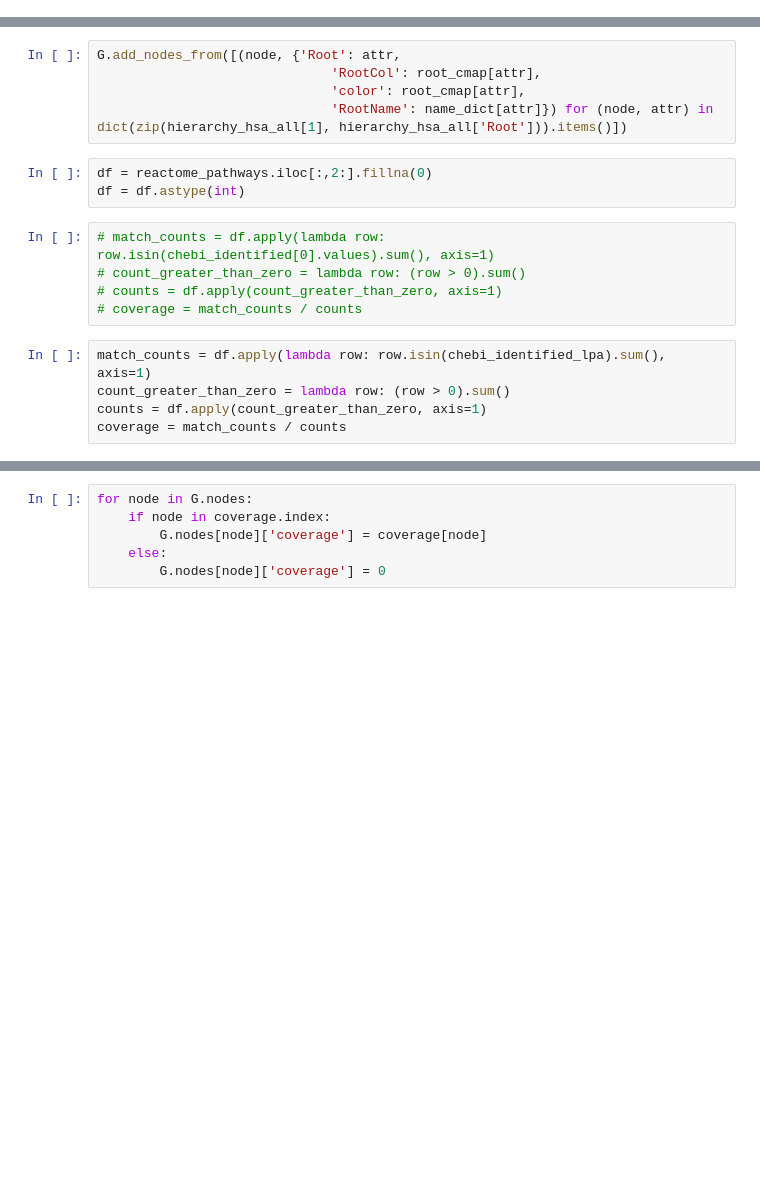
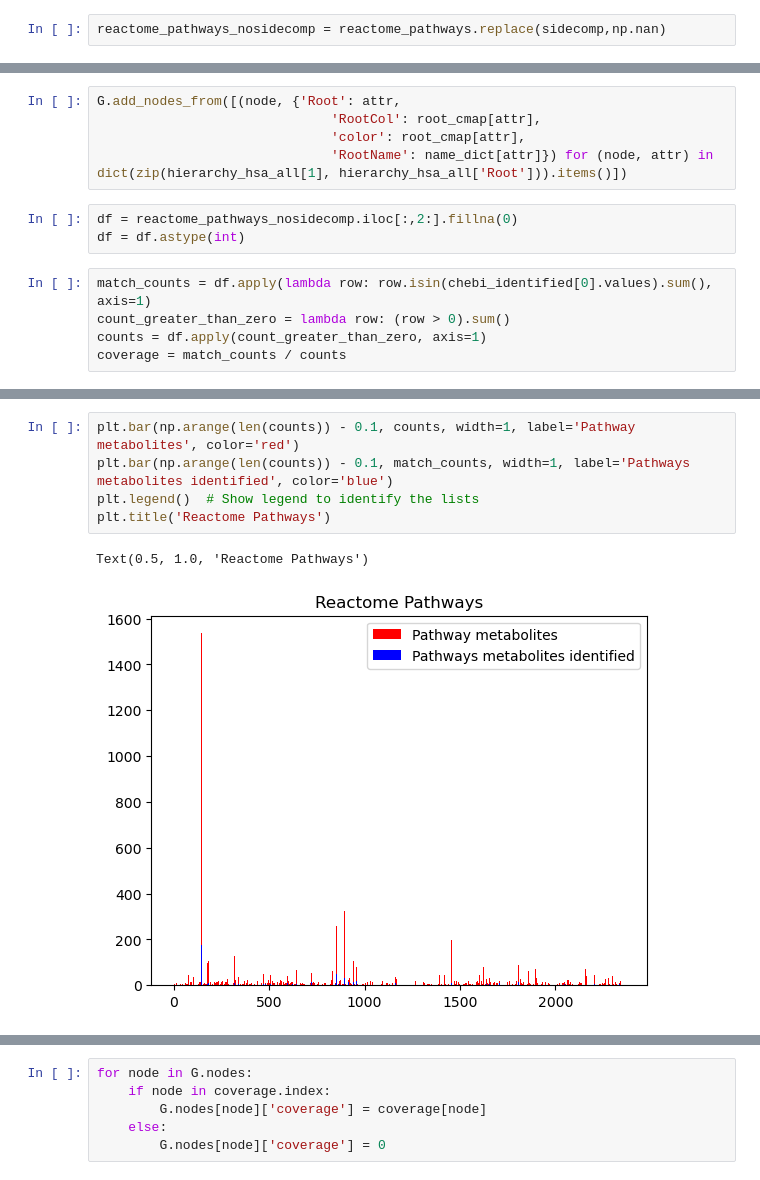
Before and after one commit to SamSaladino/Pa_coverage, a Jupyter notebook: pathway_graph.ipynb, the cells around one changed output, grey strips where cells are left out. Saved outputs shown, nothing was run; the diff lists cells and outputs as text; blank space fills up the shorter version.

```diff
--- a/pathway_graph.ipynb
+++ b/pathway_graph.ipynb
@@ -59,3 +46,5 @@ chebi_identified_lpa = pd.unique(chebi_identified_lpa[0])
+# %%
+reactome_pathways_nosidecomp = reactome_pathways.replace(sidecomp,np.nan)
 # %%
 def find_root(G,child):
     parent = list(G.predecessors(child))
@@ -87,15 +76,10 @@ G.add_nodes_from([(node, {'Root': attr,
                               'color': root_cmap[attr],
                               'RootName': name_dict[attr]}) for (node, attr) in dict(zip(hierarchy_hsa_all[1], hierarchy_hsa_all['Root'])).items()])
 # %%
-df = reactome_pathways.iloc[:,2:].fillna(0)
+df = reactome_pathways_nosidecomp.iloc[:,2:].fillna(0)
 df = df.astype(int)
 # %%
-# match_counts = df.apply(lambda row: row.isin(chebi_identified[0].values).sum(), axis=1)
-# count_greater_than_zero = lambda row: (row > 0).sum()
-# counts = df.apply(count_greater_than_zero, axis=1)
-# coverage = match_counts / counts
+match_counts = df.apply(lambda row: row.isin(chebi_identified[0].values).sum(), axis=1)
+count_greater_than_zero = lambda row: (row > 0).sum()
+counts = df.apply(count_greater_than_zero, axis=1)
+coverage = match_counts / counts
-# %%
-match_counts = df.apply(lambda row: row.isin(chebi_identified_lpa).sum(), axis=1)
-count_greater_than_zero = lambda row: (row > 0).sum()
-counts = df.apply(count_greater_than_zero, axis=1)
-coverage = match_counts / counts
@@ -102,3 +102,11 @@ coverage = match_counts / counts
+# %%
+plt.bar(np.arange(len(counts)) - 0.1, counts, width=1, label='Pathway metabolites', color='red')
+plt.bar(np.arange(len(counts)) - 0.1, match_counts, width=1, label='Pathways metabolites identified', color='blue')
+plt.legend()  # Show legend to identify the lists
+plt.title('Reactome Pathways')
+# %% [output]
+Text(0.5, 1.0, 'Reactome Pathways')
+[figure, added]
 # %%
 coverage
 # %% [output]
```
Also changed, not shown: parts of 40 cells of this notebook, 4 other files.
